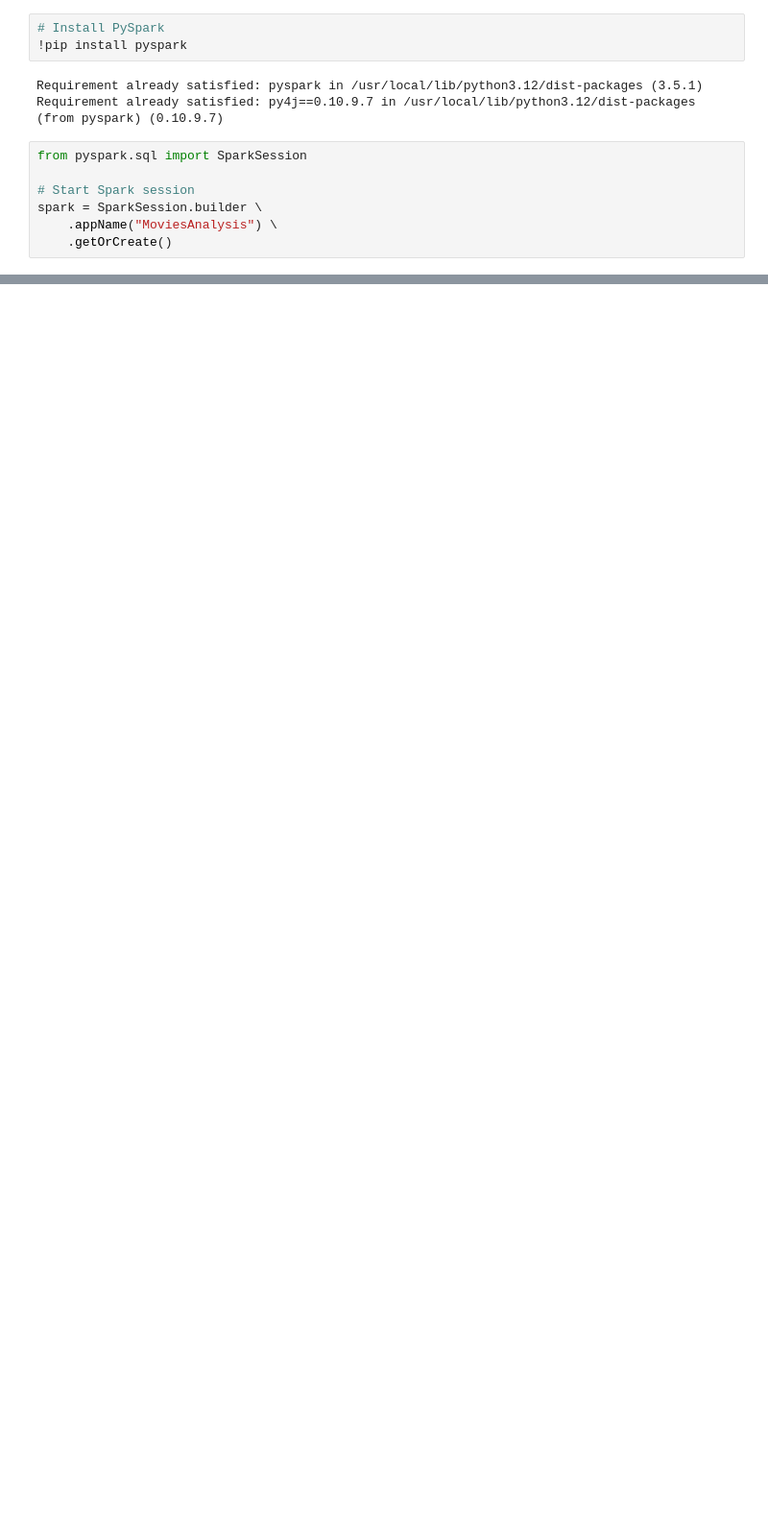
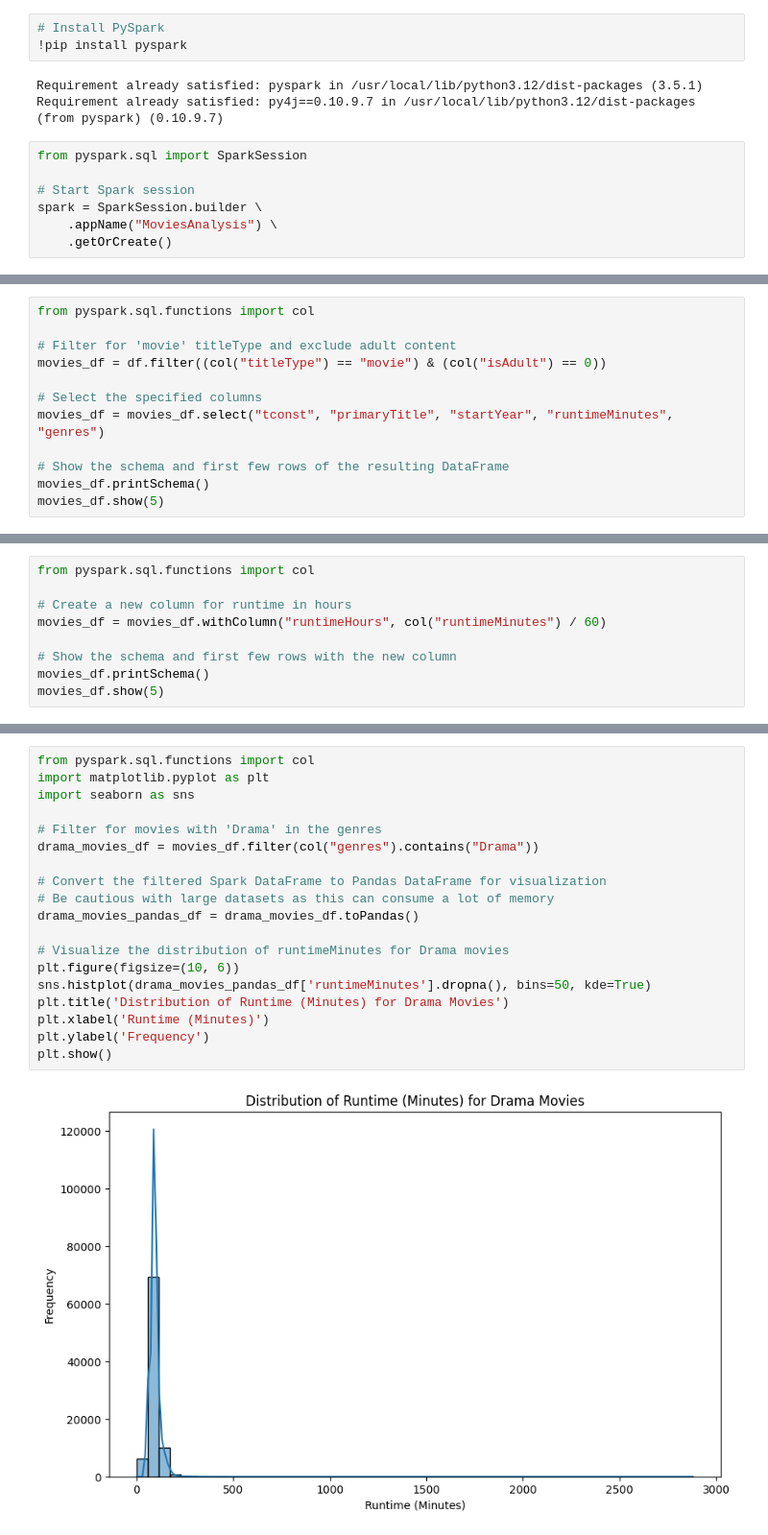
Before and after one commit to aditya27you/MEME, a Jupyter notebook: task1_movies_pyspark.ipynb, the cells around one changed output, grey strips where cells are left out. Shown at 96% size. Saved outputs shown, nothing was run; the diff lists cells and outputs as text; blank space fills up the shorter version.

```diff
--- a/task1_movies_pyspark.ipynb
+++ b/task1_movies_pyspark.ipynb
@@ -15,0 +198,12 @@ spark = SparkSession.builder \
+# %%
+from pyspark.sql.functions import col
+
+# Filter for 'movie' titleType and exclude adult content
+movies_df = df.filter((col("titleType") == "movie") & (col("isAdult") == 0))
+
+# Select the specified columns
+movies_df = movies_df.select("tconst", "primaryTitle", "startYear", "runtimeMinutes", "genres")
+
+# Show the schema and first few rows of the resulting DataFrame
+movies_df.printSchema()
+movies_df.show(5)
@@ -15,0 +228,9 @@ spark = SparkSession.builder \
+# %%
+from pyspark.sql.functions import col
+
+# Create a new column for runtime in hours
+movies_df = movies_df.withColumn("runtimeHours", col("runtimeMinutes") / 60)
+
+# Show the schema and first few rows with the new column
+movies_df.printSchema()
+movies_df.show(5)
@@ -15,0 +388,21 @@ spark = SparkSession.builder \
+# %%
+from pyspark.sql.functions import col
+import matplotlib.pyplot as plt
+import seaborn as sns
+
+# Filter for movies with 'Drama' in the genres
+drama_movies_df = movies_df.filter(col("genres").contains("Drama"))
+
+# Convert the filtered Spark DataFrame to Pandas DataFrame for visualization
+# Be cautious with large datasets as this can consume a lot of memory
+drama_movies_pandas_df = drama_movies_df.toPandas()
+
+# Visualize the distribution of runtimeMinutes for Drama movies
+plt.figure(figsize=(10, 6))
+sns.histplot(drama_movies_pandas_df['runtimeMinutes'].dropna(), bins=50, kde=True)
+plt.title('Distribution of Runtime (Minutes) for Drama Movies')
+plt.xlabel('Runtime (Minutes)')
+plt.ylabel('Frequency')
+plt.show()
+# %% [output]
+[figure, added]
```
Also changed, not shown: parts of 26 cells of this notebook.
